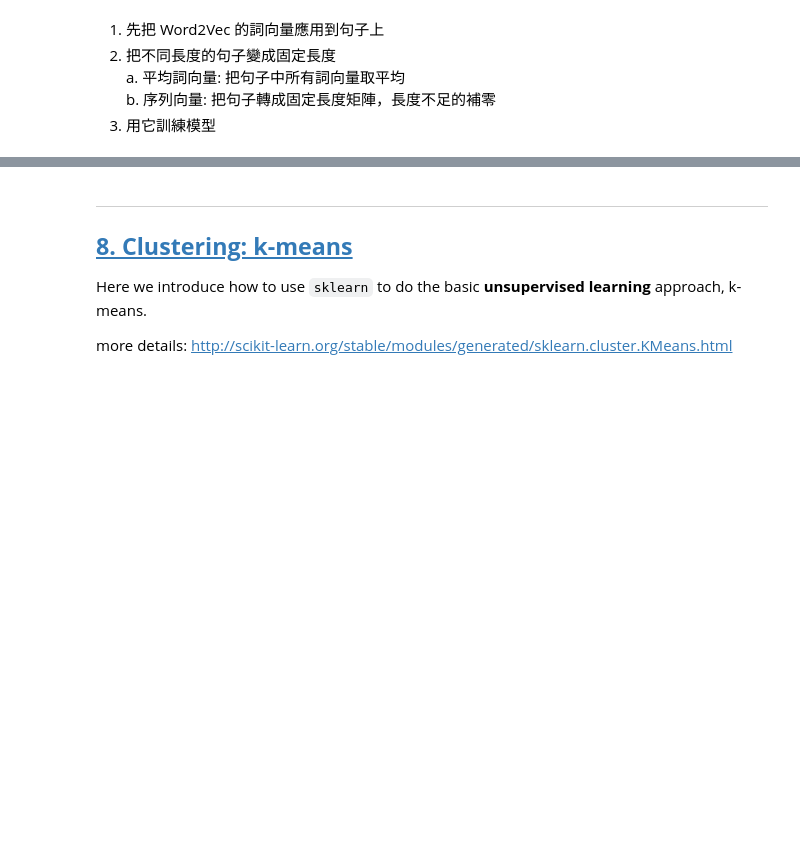
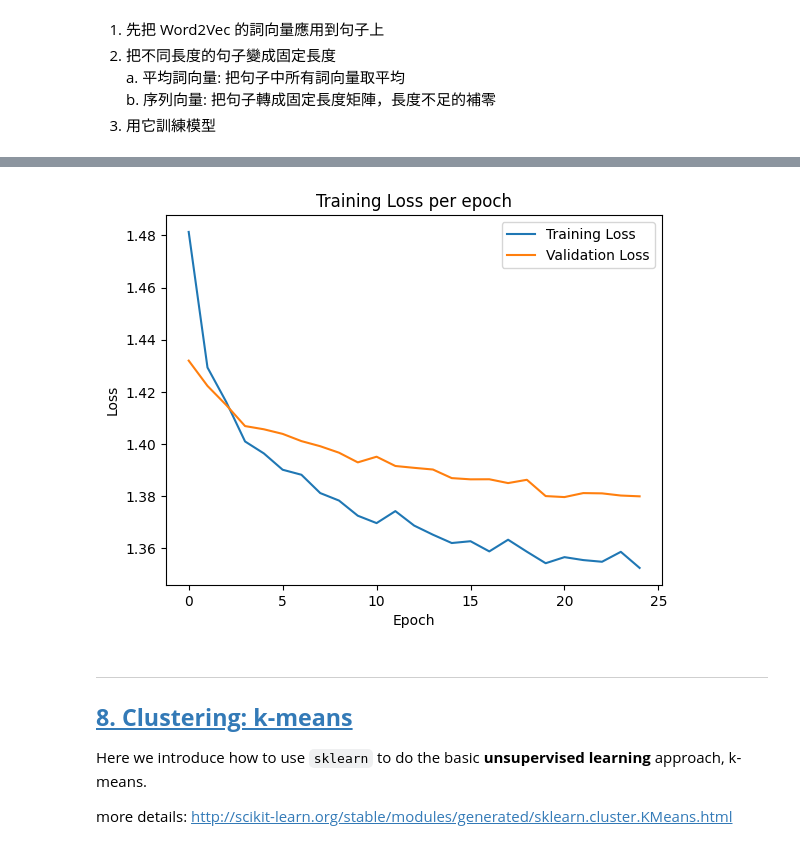
Before and after one commit to huayu1115/DM2025-Lab2-Exercise, a Jupyter notebook: DM2025-Lab2-Master-Phase_1.ipynb, the cells around one changed output, grey strips where cells are left out. Cells and saved outputs as stored; diff of their text form; code cells hidden in the pictures; blank space fills up the shorter version.

```diff
--- a/DM2025-Lab2-Master-Phase_1.ipynb
+++ b/DM2025-Lab2-Master-Phase_1.ipynb
@@ -1174,3 +1314,14 @@ for i in range(num_sen):
+# %%
+plt.figure()
+plt.plot(training_log["epoch"], training_log["loss"], label="Training Loss")
+plt.plot(training_log["epoch"], training_log["val_loss"], label="Validation Loss")
+plt.xlabel("Epoch")
+plt.ylabel("Loss")
+plt.title("Training Loss per epoch")
+plt.legend()
+plt.show()
+# %% [output]
+[figure, added]
 # %% [markdown]
 ---
 ## <a id='toc1_12_'></a>[**8. Clustering: k-means**](#toc0_)
```
Also changed, not shown: parts of 28 cells of this notebook, 4 other files.
